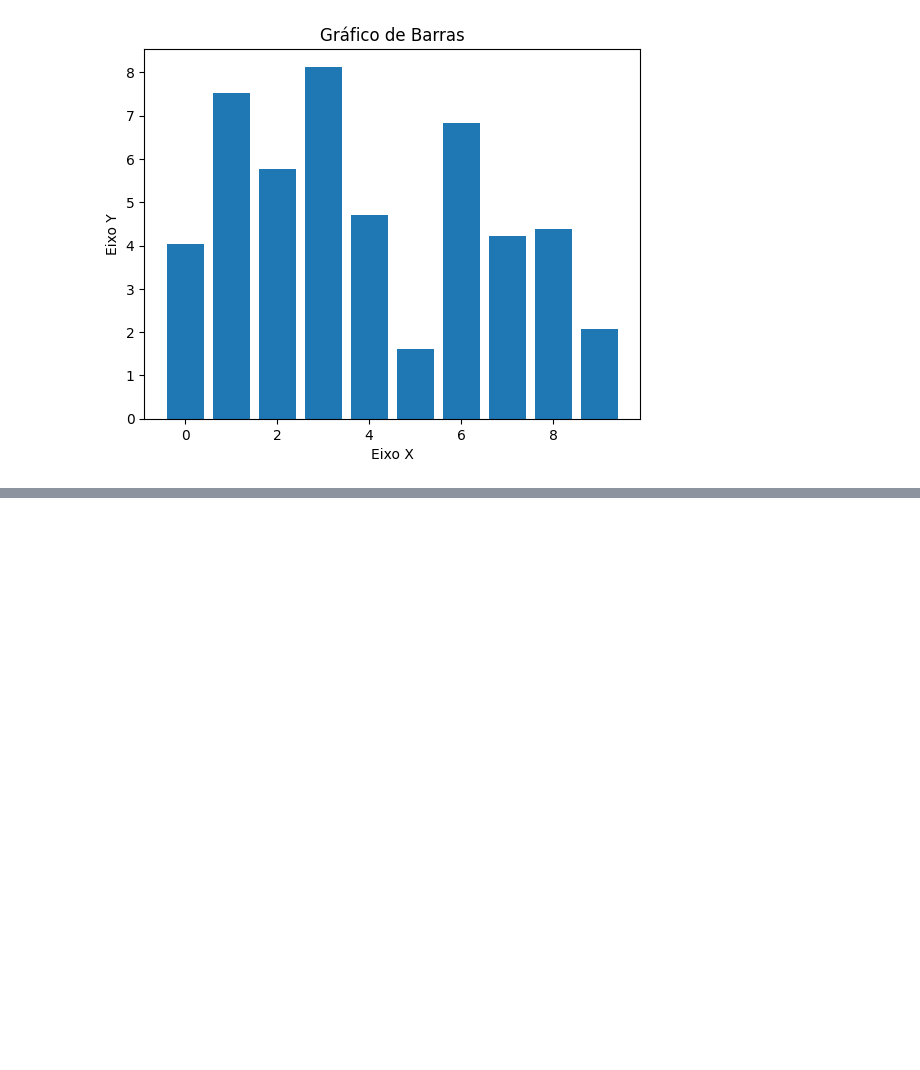
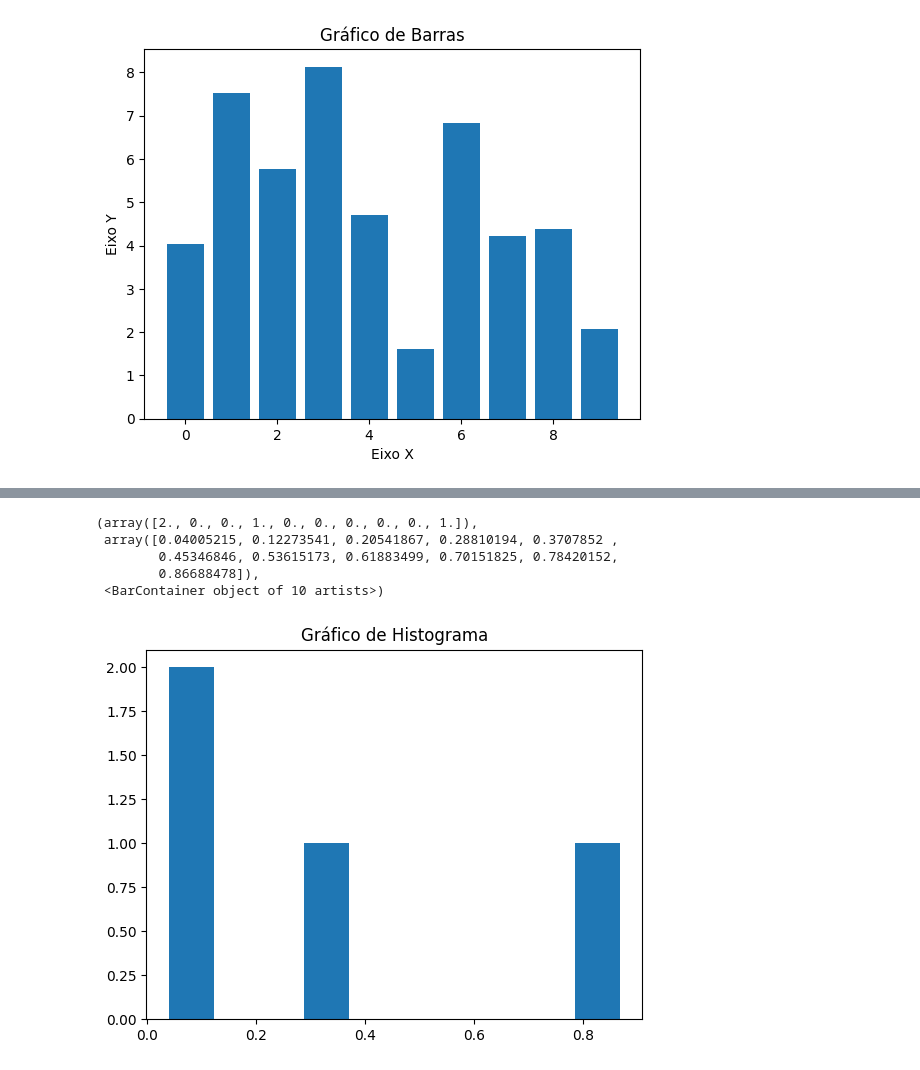
Before and after one commit to danielbaesso/matplotlib_study_notebook, a Jupyter notebook: matplotlib_study_notebook.ipynb, the cells around one changed output, grey strips where cells are left out. Saved outputs shown, nothing was run; the diff lists cells and outputs as text; code cells hidden in the pictures; blank space fills up the shorter version.

```diff
--- a/matplotlib_study_notebook.ipynb
+++ b/matplotlib_study_notebook.ipynb
@@ -254,0 +291,17 @@ ax.plot()
+# %%
+z = np.random.uniform(0, 1, 4)
+
+fig, ax = plt.subplots()
+
+ax.set_title("Gráfico de Histograma")
+# ax.set_xlabel("Eixo X")
+# ax.set_ylabel("Eixo Y")
+
+ax.hist(z)
+# %% [output]
+(array([2., 0., 0., 1., 0., 0., 0., 0., 0., 1.]),
+ array([0.04005215, 0.12273541, 0.20541867, 0.28810194, 0.3707852 ,
+        0.45346846, 0.53615173, 0.61883499, 0.70151825, 0.78420152,
+        0.86688478]),
+ <BarContainer object of 10 artists>)
+[figure, added]
```
Also changed, not shown: parts of 17 cells of this notebook.
